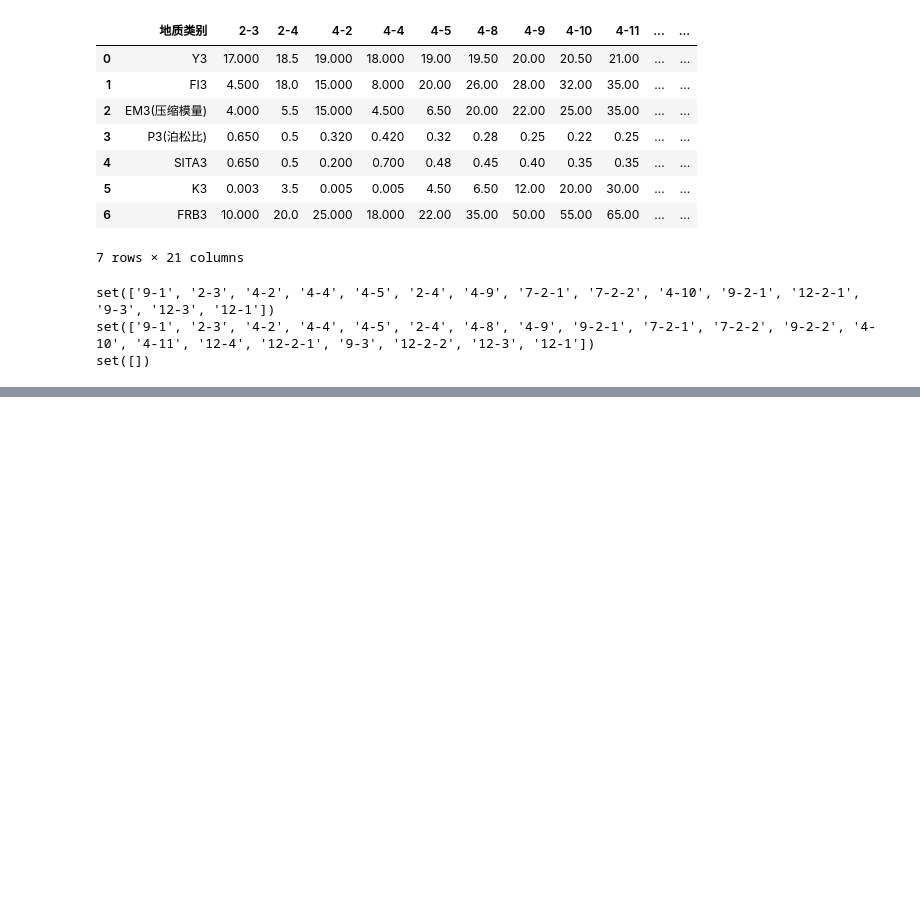
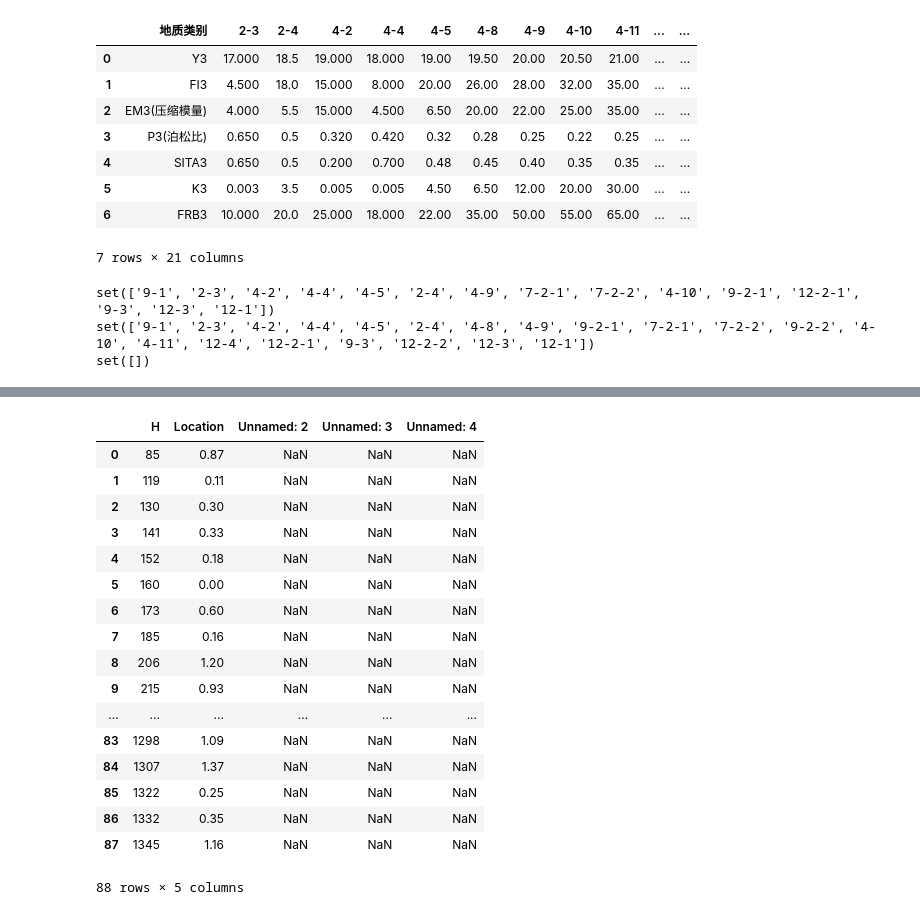
Before and after one commit to GangLiDLUT/dizhi, a Jupyter notebook: oringinal_data/geo_data.ipynb, the cells around one changed output, grey strips where cells are left out. Cells and saved outputs as stored; diff of their text form; code cells hidden in the pictures; blank space fills up the shorter version.

Commit message:
add location information, update geo data reading codes

```diff
--- a/oringinal_data/geo_data.ipynb
+++ b/oringinal_data/geo_data.ipynb
@@ -112,0 +131,22 @@ set([])
+# %%
+location = pd.read_csv('../Data/LOCATION.csv')
+location
+# %% [output]
+|  | H | Location | Unnamed: 2 | Unnamed: 3 | Unnamed: 4 |
+| 0 | 85 | 0.87 | NaN | NaN | NaN |
+| 1 | 119 | 0.11 | NaN | NaN | NaN |
+| 2 | 130 | 0.30 | NaN | NaN | NaN |
+| 3 | 141 | 0.33 | NaN | NaN | NaN |
+| 4 | 152 | 0.18 | NaN | NaN | NaN |
+| 5 | 160 | 0.00 | NaN | NaN | NaN |
+| 6 | 173 | 0.60 | NaN | NaN | NaN |
+| 7 | 185 | 0.16 | NaN | NaN | NaN |
+| 8 | 206 | 1.20 | NaN | NaN | NaN |
+| 9 | 215 | 0.93 | NaN | NaN | NaN |
+| ... | ... | ... | ... | ... | ... |
+| 83 | 1298 | 1.09 | NaN | NaN | NaN |
+| 84 | 1307 | 1.37 | NaN | NaN | NaN |
+| 85 | 1322 | 0.25 | NaN | NaN | NaN |
+| 86 | 1332 | 0.35 | NaN | NaN | NaN |
+| 87 | 1345 | 1.16 | NaN | NaN | NaN |
+88 rows × 5 columns
```
Also changed, not shown: parts of 5 cells of this notebook, 1 other file.
